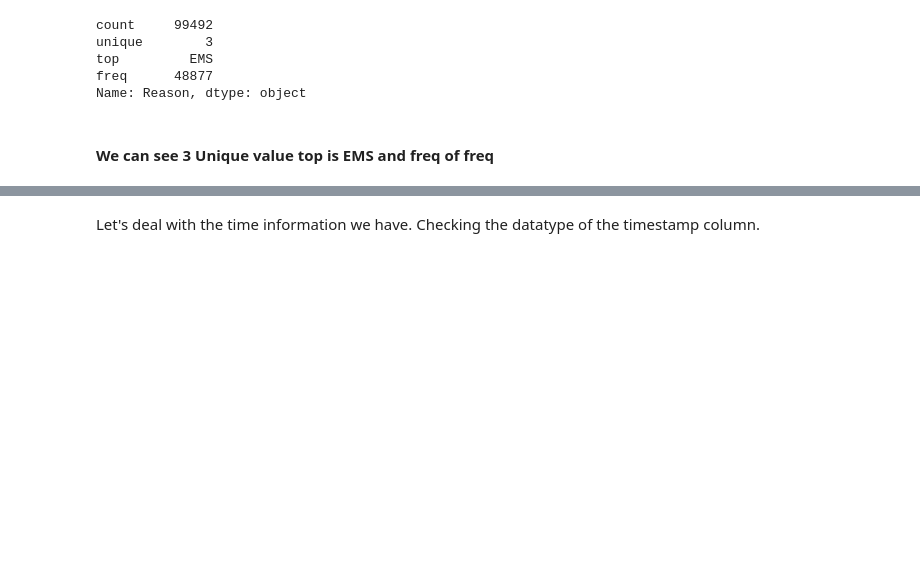
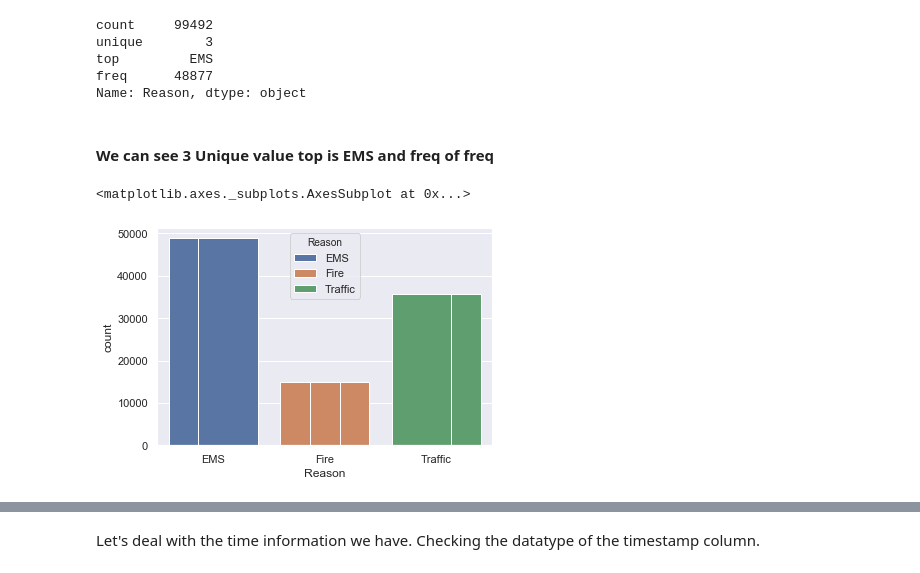
Before and after one commit to krishdb38/Data_Analysis, a Jupyter notebook: 911 Calls -신고 분석.ipynb, the cells around one changed output, grey strips where cells are left out. Saved outputs shown, nothing was run; the diff lists cells and outputs as text; code cells hidden in the pictures; blank space fills up the shorter version.

```diff
--- a/911 Calls -신고 분석.ipynb
+++ b/911 Calls -신고 분석.ipynb
@@ -123,7 +153,10 @@ Name: Reason, dtype: object
 # %% [markdown]
 #### We can see 3 Unique value top is EMS and freq of freq
 # %%
-#sns.set(style="darkgrid")
+sns.set(style="darkgrid")
 sns.countplot(df['Reason'])
-#sns.countplot(x="Reason",hue="Reason",data=df)
+sns.countplot(x="Reason",hue="Reason",data=df)
+# %% [output]
+<matplotlib.axes._subplots.AxesSubplot at 0x...>
+[figure, added]
 # %%
```
Also changed, not shown: parts of 22 cells of this notebook, 2 other files.
